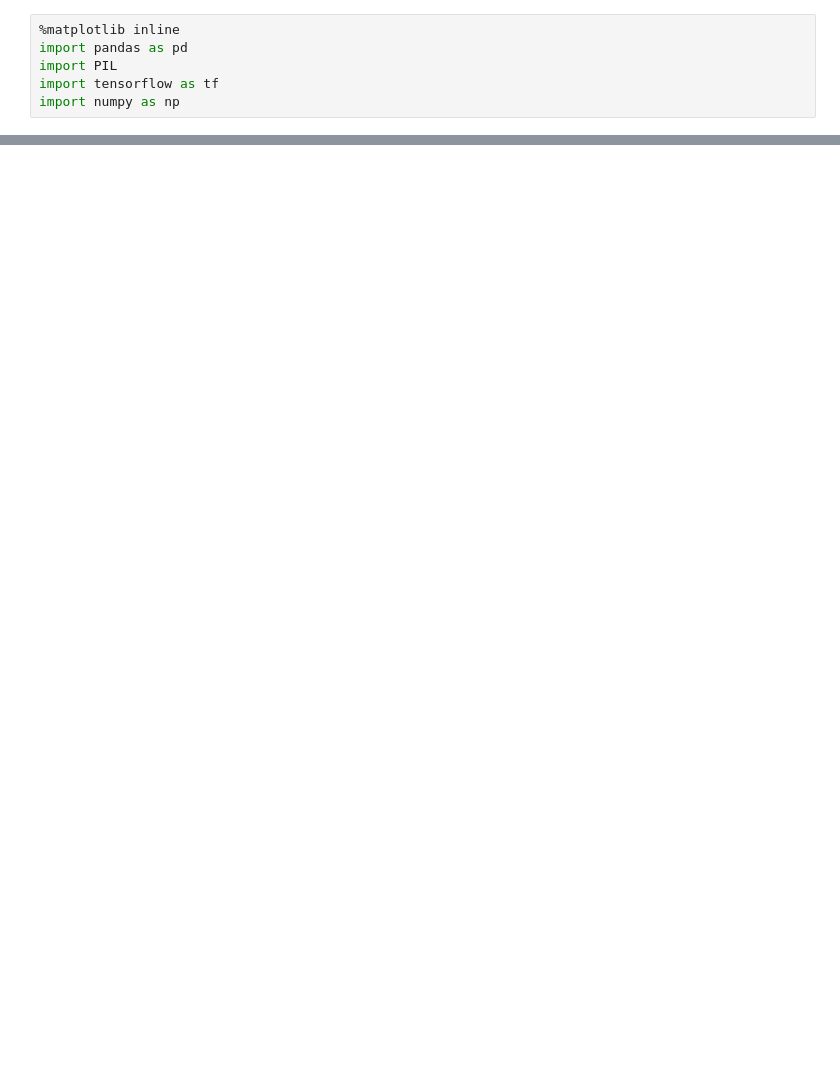
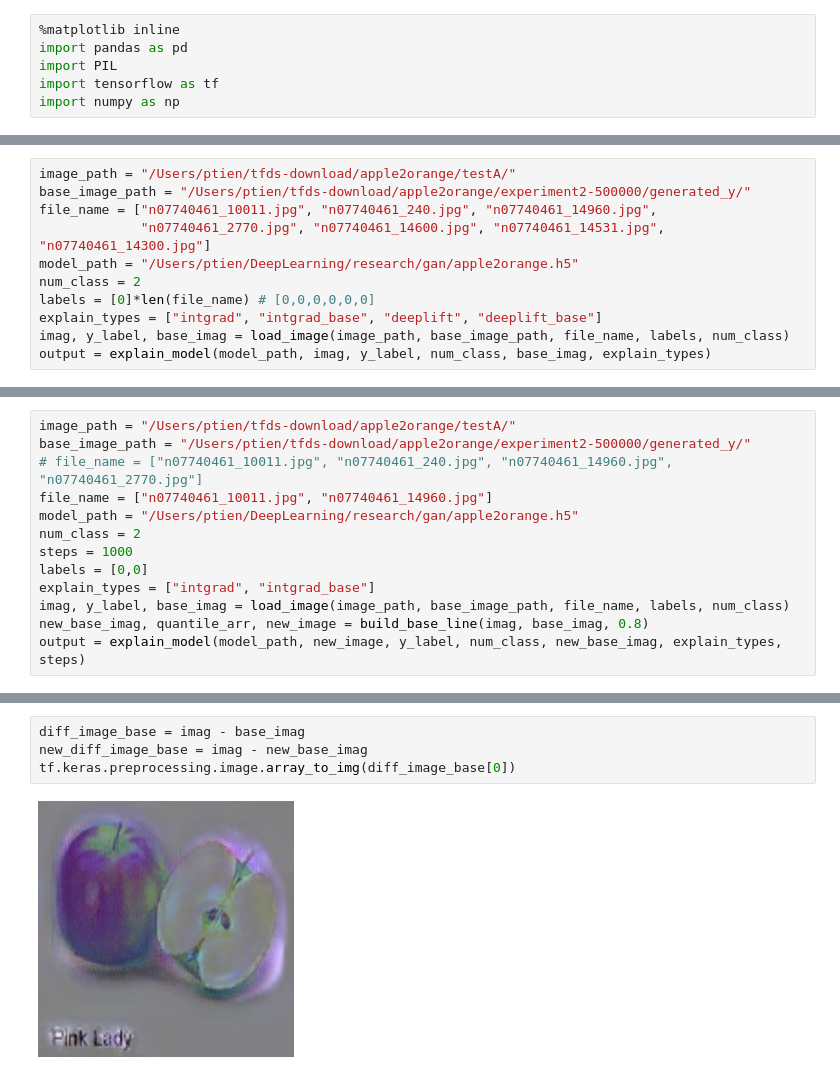
Before and after one commit to pinjutien/DeepExplain, a Jupyter notebook: examples/gan_keras_model_explain.ipynb, the cells around one changed output, grey strips where cells are left out. Saved outputs shown, nothing was run; the diff lists cells and outputs as text; blank space fills up the shorter version.

```diff
--- a/examples/gan_keras_model_explain.ipynb
+++ b/examples/gan_keras_model_explain.ipynb
@@ -92,0 +18,11 @@ Use tf.where in 2.0, which has the same broadcast rule as np.where
+# %%
+image_path = "/Users/ptien/tfds-download/apple2orange/testA/"
+base_image_path = "/Users/ptien/tfds-download/apple2orange/experiment2-500000/generated_y/"
+file_name = ["n07740461_10011.jpg", "n07740461_240.jpg", "n07740461_14960.jpg",
+             "n07740461_2770.jpg", "n07740461_14600.jpg", "n07740461_14531.jpg", "n07740461_14300.jpg"]
+model_path = "/Users/ptien/DeepLearning/research/gan/apple2orange.h5"
+num_class = 2
+labels = [0]*len(file_name) # [0,0,0,0,0,0]
+explain_types = ["intgrad", "intgrad_base", "deeplift", "deeplift_base"]
+imag, y_label, base_imag = load_image(image_path, base_image_path, file_name, labels, num_class)
+output = explain_model(model_path, imag, y_label, num_class, base_imag, explain_types)
@@ -113,0 +217,13 @@ for i in range(nrows):
+# %%
+image_path = "/Users/ptien/tfds-download/apple2orange/testA/"
+base_image_path = "/Users/ptien/tfds-download/apple2orange/experiment2-500000/generated_y/"
+# file_name = ["n07740461_10011.jpg", "n07740461_240.jpg", "n07740461_14960.jpg", "n07740461_2770.jpg"]
+file_name = ["n07740461_10011.jpg", "n07740461_14960.jpg"]
+model_path = "/Users/ptien/DeepLearning/research/gan/apple2orange.h5"
+num_class = 2
+steps = 1000
+labels = [0,0]
+explain_types = ["intgrad", "intgrad_base"]
+imag, y_label, base_imag = load_image(image_path, base_image_path, file_name, labels, num_class)
+new_base_imag, quantile_arr, new_image = build_base_line(imag, base_imag, 0.8)
+output = explain_model(model_path, new_image, y_label, num_class, new_base_imag, explain_types, steps)
@@ -113,0 +271,6 @@ for i in range(nrows):
+# %%
+diff_image_base = imag - base_imag
+new_diff_image_base = imag - new_base_imag
+tf.keras.preprocessing.image.array_to_img(diff_image_base[0])
+# %% [output]
+[figure, added]
```
Also changed, not shown: parts of 16 cells of this notebook, 1 other file.
